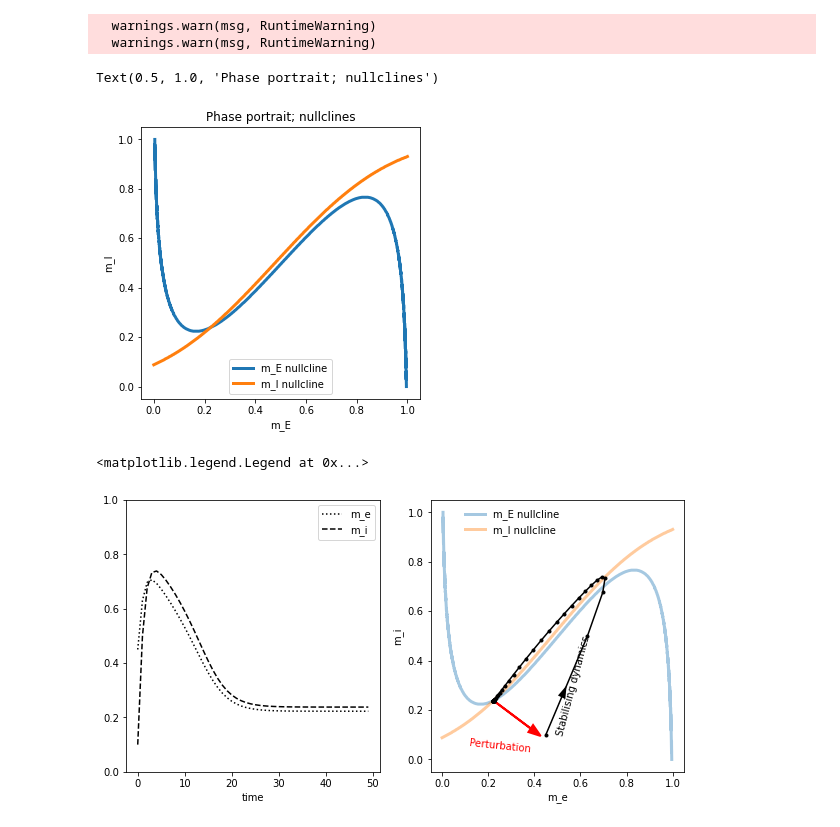
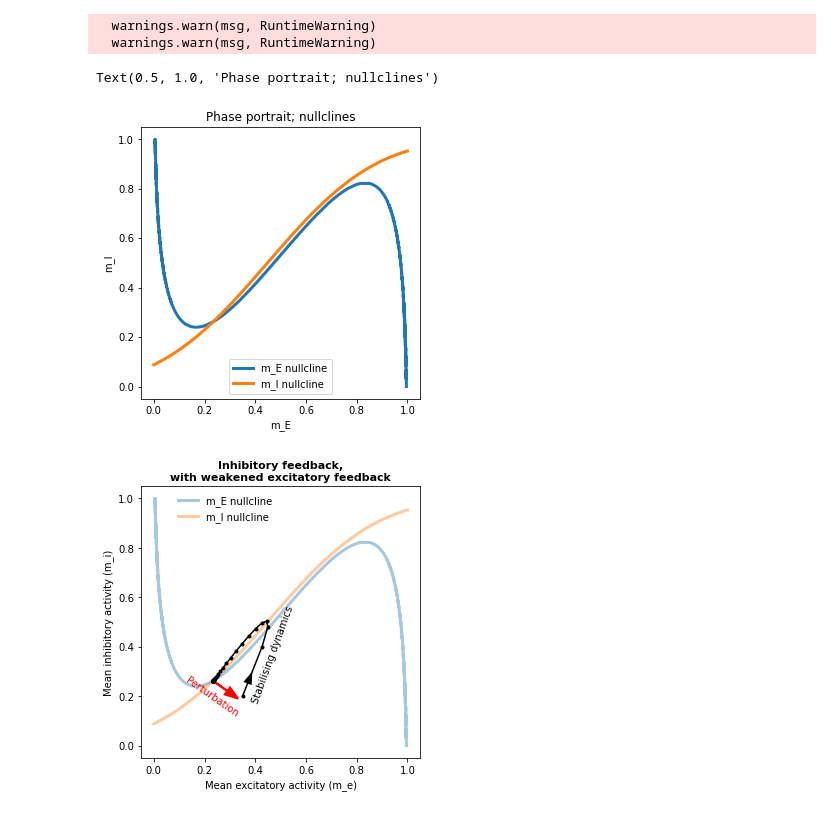
Before and after one commit to vdplasthijs/meanfield_EI_model, a Jupyter notebook: Marshel ea model.ipynb, the cells around one changed output. Cells and saved outputs as stored; diff of their text form; code cells hidden in the pictures.

```diff
--- a/Marshel ea model.ipynb
+++ b/Marshel ea model.ipynb
@@ -14,8 +14,8 @@ n_neurons = 1 # 1500  ## change to 1 for results of fig F (and also prob_conn)
 gain = 10  # gain
 prob_conn = 1 # 0.3 # probability connection
 w_ee = 3
-w_ei = 2.25
-w_ie = 2.25
+w_ei = 0.94 # 2.25
+w_ie = 2.4 # 2.25
 w_ii = 0.15
 w_0m_0_default = 0
 threshold = 1
@@ -157,7 +157,7 @@ plt.plot(other_val_list_i, fp_list_i, '-', linewidth=3, label='m_I nullcline')
 plt.xlabel('m_E'); plt.ylabel('m_I'); plt.legend(); plt.title('Phase portrait; nullclines')
 # %% [output]
 Text(0.5, 1.0, 'Phase portrait; nullclines')
-[figure, old version]
+[figure, new version]
 # %%
 ## The previous analysis just found the subplots, now we actually simulate the mean field model
 ## We will see that wherever you start (in m_E, m_I -space), you always end up in the
@@ -210,36 +210,68 @@ def run_m_ei(m_e0, m_i0, e_fixed=False, i_fixed=False,
 # %%
 ## Run a simulation (you can change the starting points m_e0 and m_i0)
 
-m_e_arr, m_i_arr = run_m_ei(m_e0=0.45, m_i0=0.1, e_fixed=False, i_fixed=False,
+m_e_arr, m_i_arr = run_m_ei(m_e0=0.35, m_i0=0.2, e_fixed=False, i_fixed=False,
                             time_points=50, noise_sigma=0.0)
 
+save_fig = True
 
 ## Plot
+plt.rcParams['figure.figsize'] = (5, 5)
+# plt.rcParams['figure.figsize'] = ( 10, 5)
 
-plt.rcParams['figure.figsize'] = ( 10, 5)
+# plt.subplot(121)
+# plt.plot(m_e_arr, ':', c='k', label='m_e')
+# plt.plot(m_i_arr, '--', c='k', label='m_i')
+# plt.legend(); plt.xlabel('time')
+# plt.ylim([0, 1])
 
-plt.subplot(121)
-plt.plot(m_e_arr, ':', c='k', label='m_e')
-plt.plot(m_i_arr, '--', c='k', label='m_i')
-plt.legend(); plt.xlabel('time')
-plt.ylim([0, 1])
-
-plt.subplot(122)
+# plt.subplot(122)
 plt.plot(fp_list_e, other_val_list_e, '-', linewidth=3, alpha=0.4, label='m_E nullcline')
 plt.plot(other_val_list_i, fp_list_i, '-', linewidth=3, alpha=0.4, label='m_I nullcline')
 plt.plot(m_e_arr, m_i_arr, '.-', c='k')
-plt.arrow(m_e_arr[0], m_i_arr[0], np.diff(m_e_arr)[0] / 2, np.diff(m_i_arr)[0] / 2,
-         length_includes_head=True, head_width=0.035, shape='full', lw=0, **{'color': 'k'})  # first step after perturbation
-plt.arrow(m_e_arr[-1], m_i_arr[-1],  0.95 * m_e_arr[0] - m_e_arr[-1], 0.95 * m_i_arr[0] -  m_i_arr[-1],
-         length_includes_head=True, head_width=0.035, shape='full', lw=2, **{'color': 'r'})
-plt.text(s='Perturbation', x=0.25, y=0.03, ha='center', c='red', rotation=-6)
-plt.text(s='Stabilising dynamics', x=0.57, y=0.3, va='center', ha='center', c='k', rotation=75)
-plt.xlabel('m_e'); plt.ylabel('m_i')
+if w_ie == 2.25:
+    plt.arrow(m_e_arr[0], m_i_arr[0], np.diff(m_e_arr)[0] / 2, np.diff(m_i_arr)[0] / 2,
+            length_includes_head=True, head_width=0.035, shape='full', lw=0, **{'color': 'k'})  # first step after perturbation
+    plt.arrow(m_e_arr[-1], m_i_arr[-1],  0.95 * m_e_arr[0] - m_e_arr[-1], 0.95 * m_i_arr[0] -  m_i_arr[-1],
+             length_includes_head=True, head_width=0.035, shape='full', lw=2, **{'color': 'r'})
+    plt.text(s='Perturbation', x=0.25, y=0.03, ha='center', c='red', rotation=-6)
+    plt.text(s='Stabilising dynamics', x=0.57, y=0.3, va='center', ha='center', c='k', rotation=75)
+elif w_ie == 0:
+    plt.arrow(m_e_arr[-1], m_i_arr[-1],  0.95 * m_e_arr[0] - m_e_arr[-1], 0.95 * m_i_arr[0] -  m_i_arr[-1],
+             length_includes_head=True, head_width=0.035, shape='full', lw=2, **{'color': 'r'})
+    plt.arrow(m_e_arr[1], m_i_arr[1], np.diff(m_e_arr)[1] / 2, np.diff(m_i_arr)[1] / 2,
+            length_includes_head=True, head_width=0.035, shape='full', lw=0, **{'color': 'k'})  # first step after perturbation
+    plt.text(s='Perturbation', x=0.6, y=0.028, ha='center', c='red', rotation=0)
+    plt.text(s='Stabilising dynamics', x=0.73, y=0.14, va='center', ha='center', c='k', rotation=0)
+    plt.title('No inhibitory feedback', fontdict={'weight': 'bold', 'size': 11})
+elif w_ie == 2.4 and w_ei == 0.94:
+    plt.arrow(m_e_arr[0], m_i_arr[0], np.diff(m_e_arr)[0] / 2, np.diff(m_i_arr)[0] / 2,
+            length_includes_head=True, head_width=0.035, shape='full', lw=0, **{'color': 'k'})  # first step after perturbation
+    plt.arrow(m_e_arr[-1], m_i_arr[-1],  0.95 * m_e_arr[0] - m_e_arr[-1], 0.95 * m_i_arr[0] -  m_i_arr[-1],
+             length_includes_head=True, head_width=0.035, shape='full', lw=2, **{'color': 'r'})
+    plt.text(s='Perturbation', x=0.23, y=0.12, ha='center', c='red', rotation=-35)
+    plt.text(s='Stabilising dynamics', x=0.47, y=0.37, va='center', ha='center', c='k', rotation=70)
+    plt.title('Inhibitory feedback,\nwith weakened excitatory feedback', fontdict={'weight': 'bold', 'size': 11})
+else:
+    plt.arrow(m_e_arr[0], m_i_arr[0], np.diff(m_e_arr)[0] / 2, np.diff(m_i_arr)[0] / 2,
+            length_includes_head=True, head_width=0.035, shape='full', lw=0, **{'color': 'k'})  # first step after perturbation
+    # print('WARNING: w_ie is not 2.25 or 0, so the arrows are not plotted')
+plt.xlabel('Mean excitatory activity (m_e)')
+plt.ylabel('Mean inhibitory activity (m_i)')
 plt.legend(frameon=False, loc='upper left', bbox_to_anchor=(.1, 1))
 # plt.xlim([0, 1]); plt.ylim([0, 1]); plt.legend()
+
+if save_fig:
+    if w_ie == 0:
+        plt.savefig('figs/perturbation_no_inhibitory_feedback.svg', bbox_inches='tight')
+    elif w_ie == 2.25:
+        plt.savefig('figs/perturbation_inhibitory_feedback.svg', bbox_inches='tight')
+    elif w_ie == 2.4 and w_ei == 0.94:
+        plt.savefig('figs/perturbation_inhibitory_feedback_w_ie_{}_w_ei_{}.svg'.format(w_ie, w_ei), bbox_inches='tight')
+    else:
+        plt.savefig('figs/perturbation_inhibitory_feedback_w_ie_{}.svg'.format(w_ie), bbox_inches='tight')
 # %% [output]
-<matplotlib.legend.Legend at 0x...>
-[figure, old version]
+[figure, new version]
 # %% [markdown]
 ## Observations:
 
```
Also changed, not shown: parts of 2 cells of this notebook, 3 other files.
